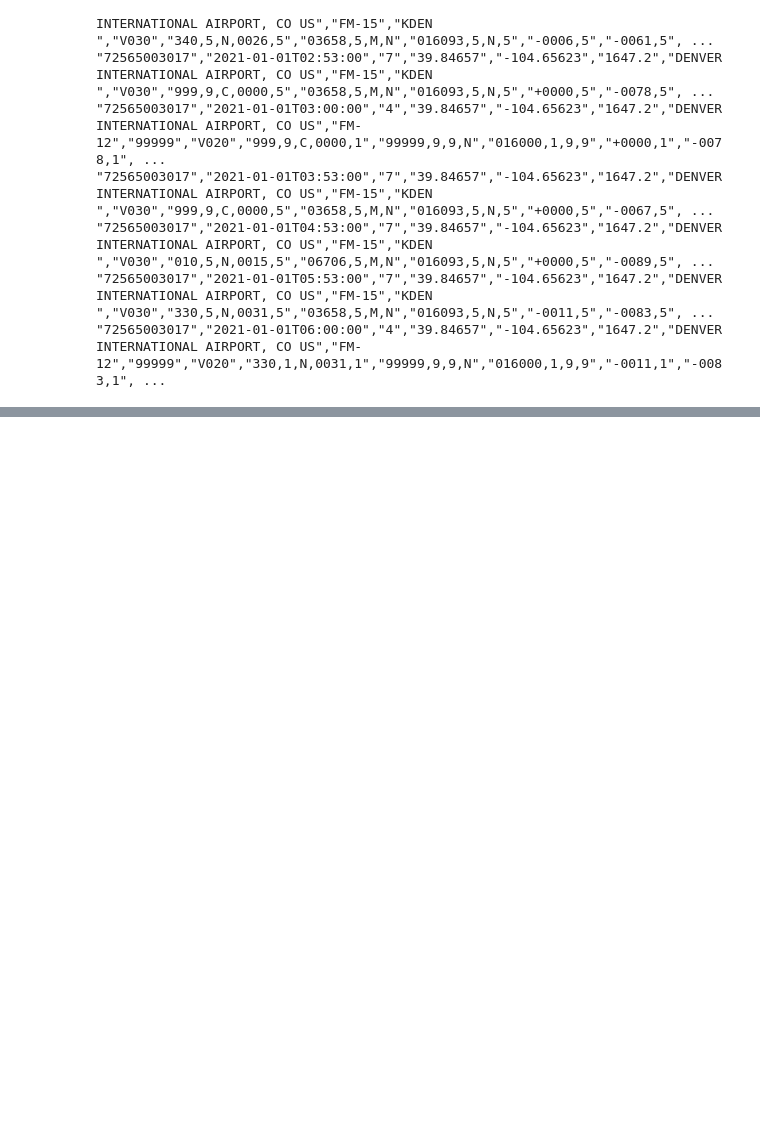
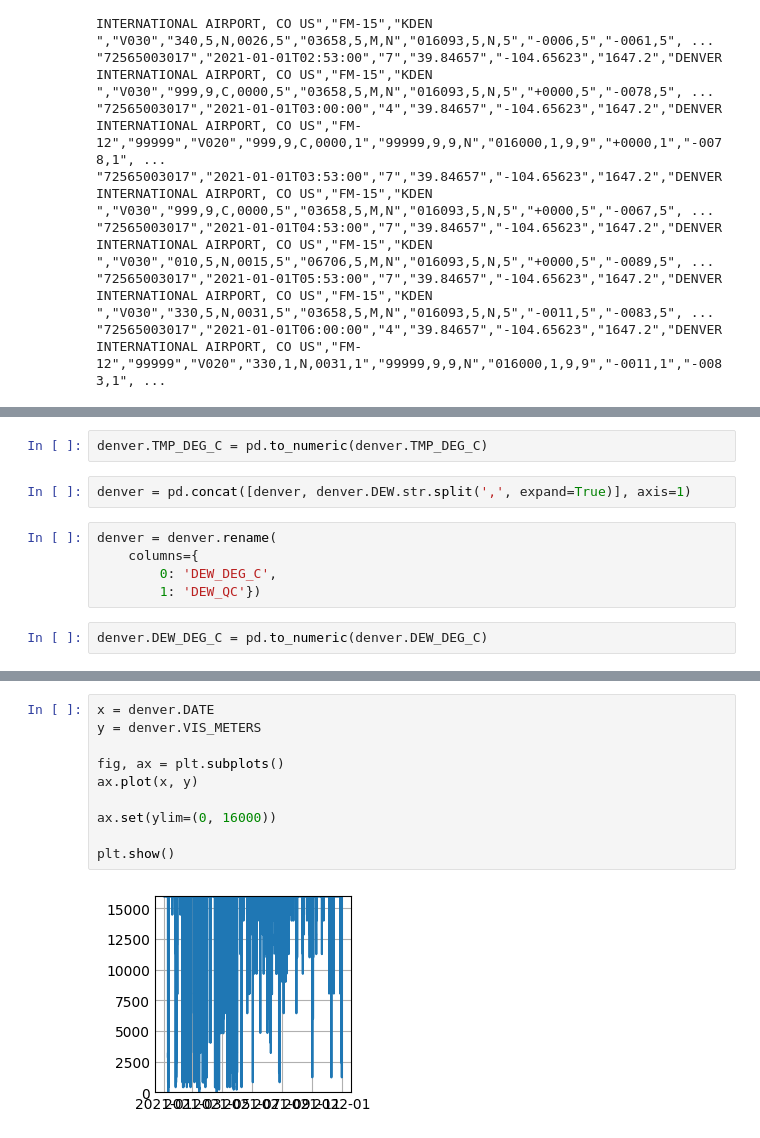
Before and after one commit to curtisbr/vigilant-guide, a Jupyter notebook: denver-weather.ipynb, the cells around one changed output, grey strips where cells are left out. Saved outputs shown, nothing was run; the diff lists cells and outputs as text; blank space fills up the shorter version.

```diff
--- a/denver-weather.ipynb
+++ b/denver-weather.ipynb
@@ -72,0 +128,11 @@ j
+# %%
+denver.TMP_DEG_C = pd.to_numeric(denver.TMP_DEG_C)
+# %%
+denver = pd.concat([denver, denver.DEW.str.split(',', expand=True)], axis=1)
+# %%
+denver = denver.rename(
+    columns={
+        0: 'DEW_DEG_C',
+        1: 'DEW_QC'})
+# %%
+denver.DEW_DEG_C = pd.to_numeric(denver.DEW_DEG_C)
@@ -72,0 +151,12 @@ j
+# %%
+x = denver.DATE
+y = denver.VIS_METERS
+
+fig, ax = plt.subplots()
+ax.plot(x, y)
+
+ax.set(ylim=(0, 16000))
+
+plt.show()
+# %% [output]
+[figure, added]
```
Also changed, not shown: parts of 19 cells of this notebook.
